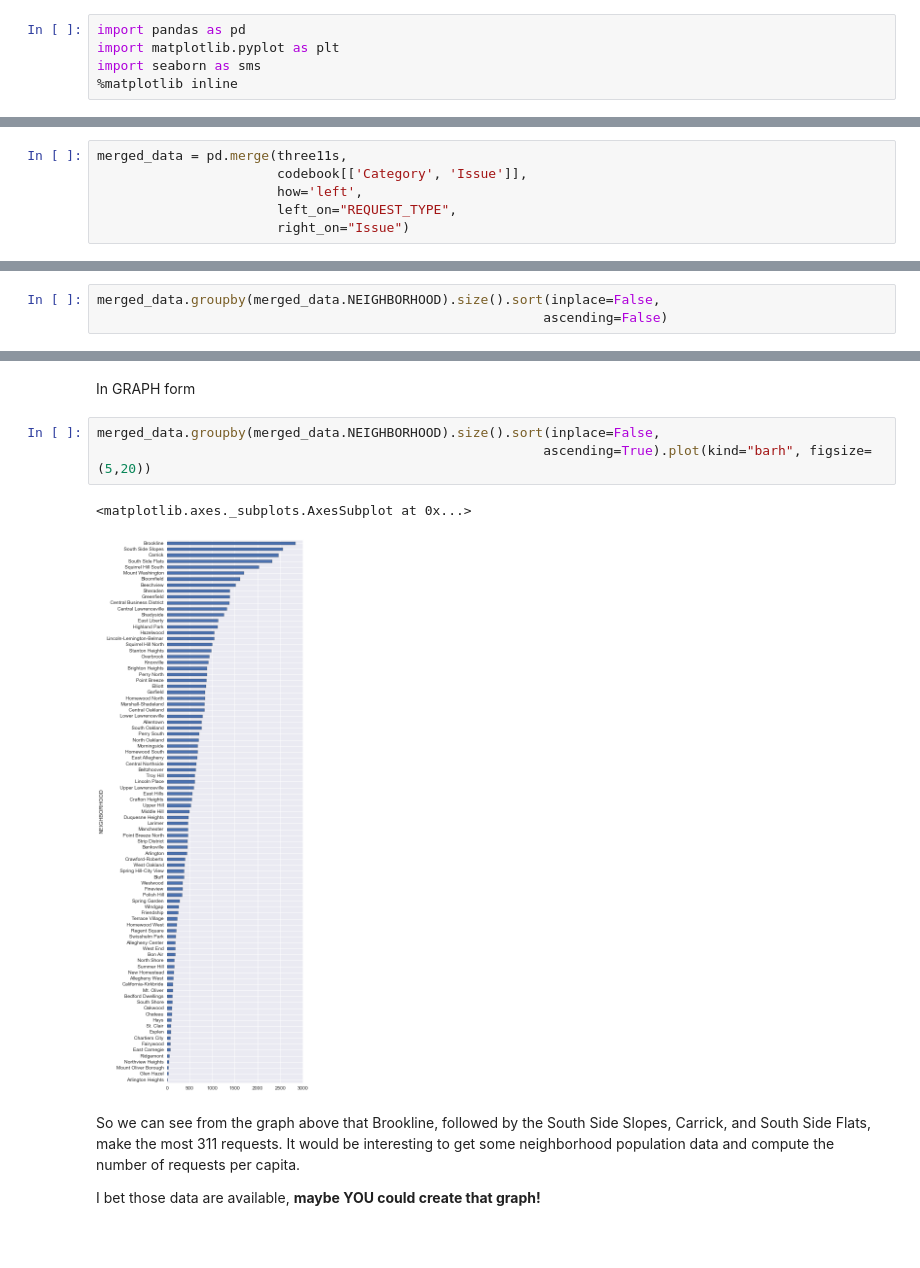
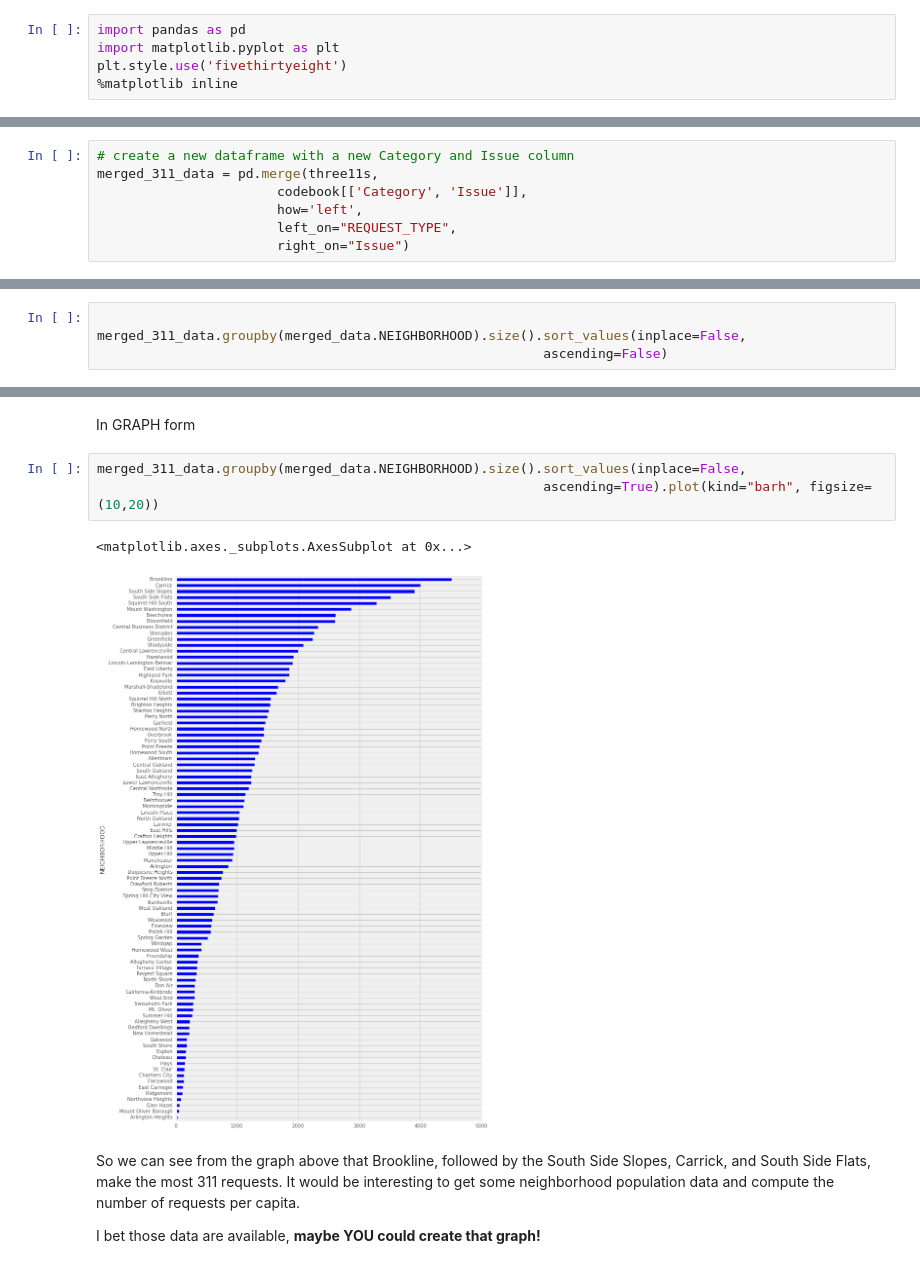
Before and after one commit to DSSatPitt/jupyter-workshop, a Jupyter notebook: pgh-311.ipynb, the cells around one changed output, grey strips where cells are left out. Cells and saved outputs as stored; diff of their text form; blank space fills up the shorter version.

```diff
--- a/pgh-311.ipynb
+++ b/pgh-311.ipynb
@@ -15,5 +17,5 @@ images/                what-is-jupyter.ipynb
 # %%
 import pandas as pd
 import matplotlib.pyplot as plt
-import seaborn as sms
+plt.style.use('fivethirtyeight')
 %matplotlib inline
@@ -120,7 +144,8 @@ codebook.head()
 | 3 | Accessibility | Handicap Ramp, Request for Instal... | NaN | DPW - Transportation & Engineering |
 | 4 | Accessibility | Sidewalk, Lack of Snow/Ice Removal | NaN | 311 |
 # %%
-merged_data = pd.merge(three11s,
+# create a new dataframe with a new Category and Issue column
+merged_311_data = pd.merge(three11s,
                        codebook[['Category', 'Issue']],
                        how='left',
                        left_on="REQUEST_TYPE",
@@ -169,7 +203,8 @@ size.plot(kind='barh', figsize=(8,6))
 
 Thankfully, the 311 data from the WPRDC already includes neighborhood information for each request in the NEIGHBORHOOD column. We can take advantage of this to filter and count requests by neighborhood.
 # %%
-merged_data.groupby(merged_data.NEIGHBORHOOD).size().sort(inplace=False,
+
+merged_311_data.groupby(merged_data.NEIGHBORHOOD).size().sort_values(inplace=False,
                                                          ascending=False)
 # %% [output]
 NEIGHBORHOOD
@@ -192,11 +227,11 @@ dtype: int64
 # %% [markdown]
 In GRAPH form
 # %%
-merged_data.groupby(merged_data.NEIGHBORHOOD).size().sort(inplace=False,
-                                                         ascending=True).plot(kind="barh", figsize=(5,20))
+merged_311_data.groupby(merged_data.NEIGHBORHOOD).size().sort_values(inplace=False,
+                                                         ascending=True).plot(kind="barh", figsize=(10,20))
 # %% [output]
 <matplotlib.axes._subplots.AxesSubplot at 0x...>
-[figure, old version]
+[figure, new version]
 # %% [markdown]
 So we can see from the graph above that Brookline, followed by the South Side Slopes, Carrick, and South Side Flats, make the most 311 requests. It would be interesting to get some neighborhood population data and compute the number of requests per capita.
 
```
Also changed, not shown: parts of 31 cells of this notebook, 2 other files.
